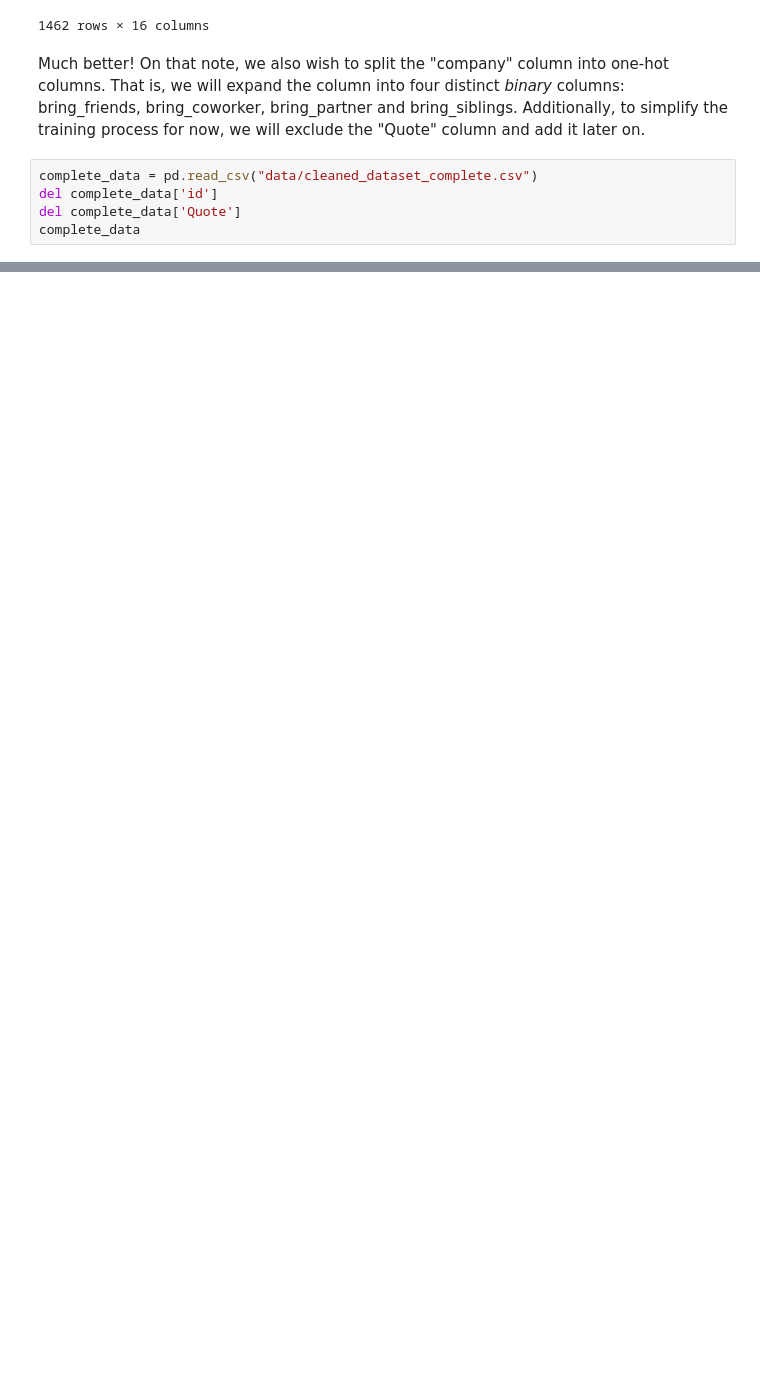
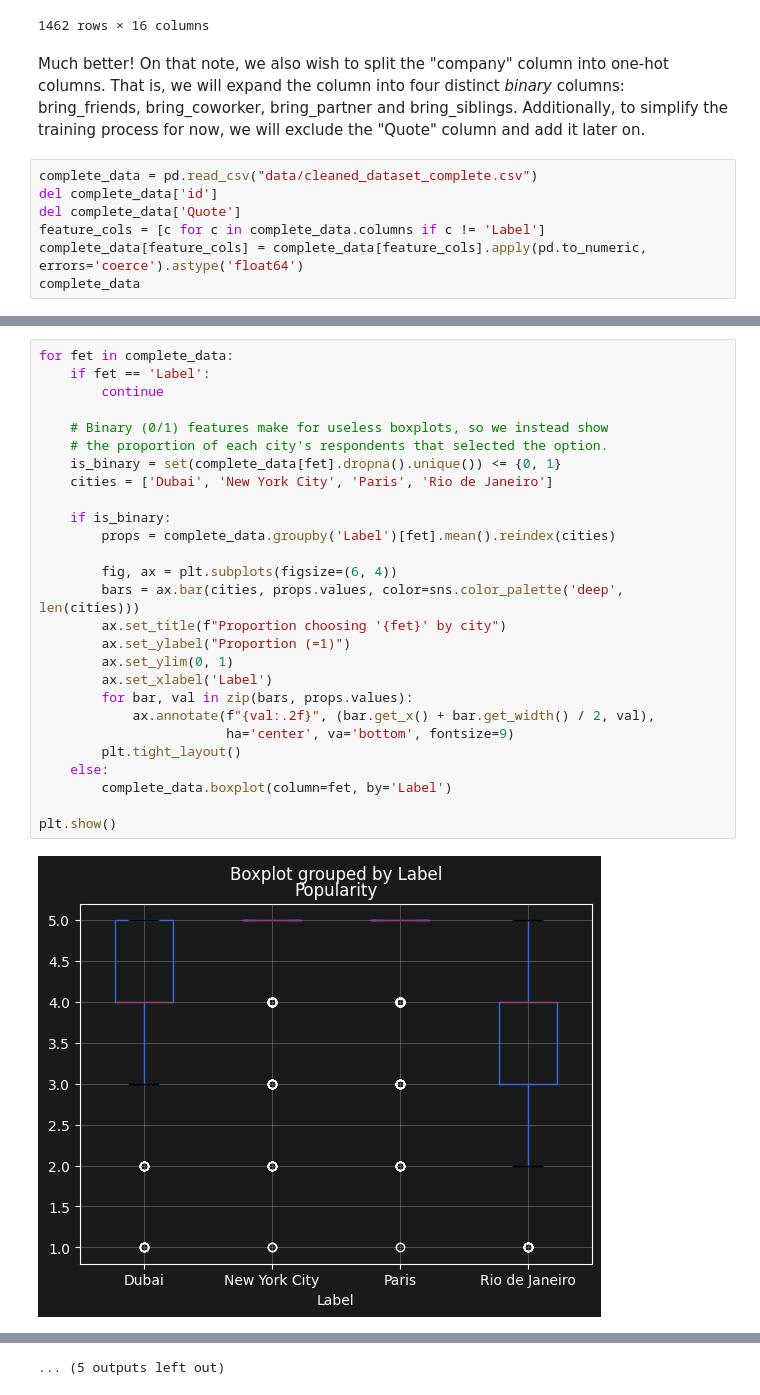
Before and after one commit to alxkaminsky/City-Predictor, a Jupyter notebook: sample.ipynb, the cells around one changed output, grey strips where cells are left out. Saved outputs shown, nothing was run; the diff lists cells and outputs as text; blank space fills up the shorter version.

```diff
--- a/sample.ipynb
+++ b/sample.ipynb
@@ -59,6 +59,8 @@ process for now, we will exclude the "Quote" column and add it later on.
 complete_data = pd.read_csv("data/cleaned_dataset_complete.csv")
 del complete_data['id']
 del complete_data['Quote']
+feature_cols = [c for c in complete_data.columns if c != 'Label']
+complete_data[feature_cols] = complete_data[feature_cols].apply(pd.to_numeric, errors='coerce').astype('float64')
 complete_data
 # %% [output]
 |  | Popularity | Virality | Architecure | Parties | bring_Co-worker | bring_Friends | bring_Partner | ... |
@@ -78,0 +81,29 @@ Now, we are ready to train the model! We will start with a decision tree since t
+# %%
+for fet in complete_data:
+    if fet == 'Label':
+        continue
+
+    # Binary (0/1) features make for useless boxplots, so we instead show
+    # the proportion of each city's respondents that selected the option.
+    is_binary = set(complete_data[fet].dropna().unique()) <= {0, 1}
+    cities = ['Dubai', 'New York City', 'Paris', 'Rio de Janeiro']
+
+    if is_binary:
+        props = complete_data.groupby('Label')[fet].mean().reindex(cities)
+
+        fig, ax = plt.subplots(figsize=(6, 4))
+        bars = ax.bar(cities, props.values, color=sns.color_palette('deep', len(cities)))
+        ax.set_title(f"Proportion choosing '{fet}' by city")
+        ax.set_ylabel("Proportion (=1)")
+        ax.set_ylim(0, 1)
+        ax.set_xlabel('Label')
+        for bar, val in zip(bars, props.values):
+            ax.annotate(f"{val:.2f}", (bar.get_x() + bar.get_width() / 2, val),
+                        ha='center', va='bottom', fontsize=9)
+        plt.tight_layout()
+    else:
+        complete_data.boxplot(column=fet, by='Label')
+
+plt.show()
+# %% [output]
+[figure, added]
@@ -78,0 +121 @@ Now, we are ready to train the model! We will start with a decision tree since t
+... (5 outputs left out)
```
Also changed, not shown: parts of 17 cells of this notebook.
